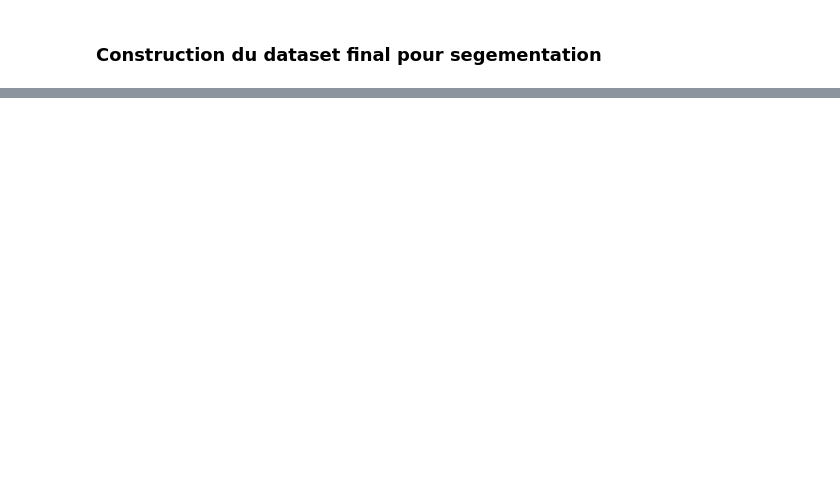
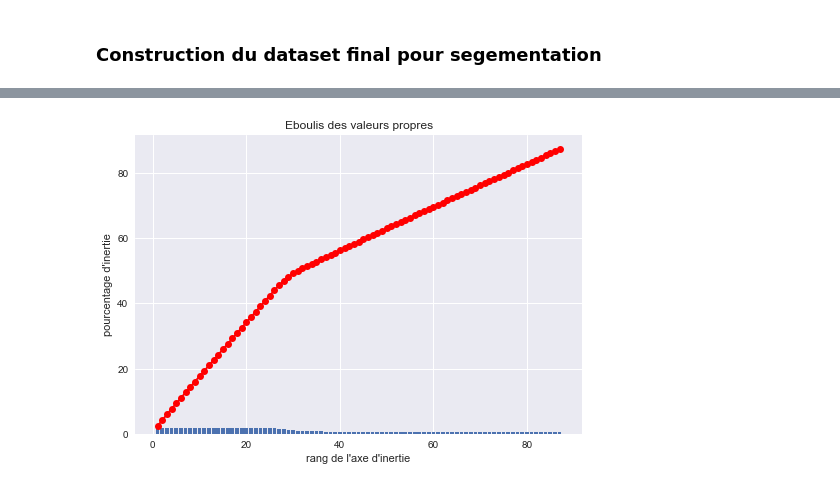
Before and after one commit to cedricsoares/openclassrooms-segmentez-des-clients-d-un-site-e-commerce, a Jupyter notebook: POLIST_01_notebookanalyse.ipynb, the cells around one changed output, grey strips where cells are left out. Cells and saved outputs as stored; diff of their text form; code cells hidden in the pictures; blank space fills up the shorter version.

```diff
--- a/POLIST_01_notebookanalyse.ipynb
+++ b/POLIST_01_notebookanalyse.ipynb
@@ -1067,0 +1078,24 @@ final_data.to_csv('./data/data.csv')
+# %%
+import prince
+n_comp = len(final_data.columns)
+famd = prince.FAMD(
+                    n_components = n_comp,
+                    n_iter = 3,
+                    copy = True,
+                    check_input=True,
+                    engine='auto',
+                    random_state=42)
+famd.fit(final_data)
+
+def display_scree_plot(famd):
+    scree = famd.explained_inertia_*100
+    plt.bar(np.arange(len(scree))+1, scree)
+    plt.plot(np.arange(len(scree))+1, scree.cumsum(),c="red",marker='o')
+    plt.xlabel("rang de l'axe d'inertie")
+    plt.ylabel("pourcentage d'inertie")
+    plt.title("Eboulis des valeurs propres")
+    plt.show(block=False)
+
+display_scree_plot(famd)
+# %% [output]
+[figure, added]
```
Also changed, not shown: parts of 11 cells of this notebook.
